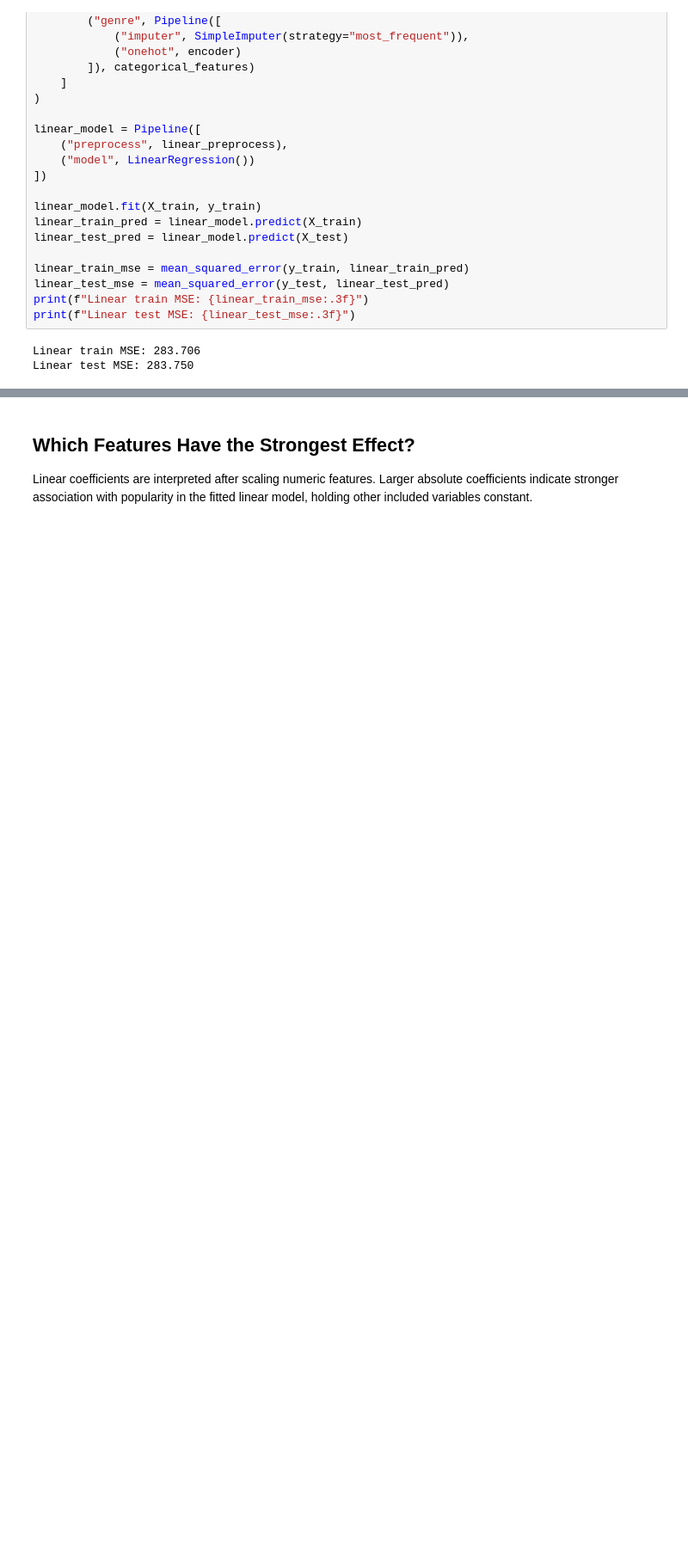
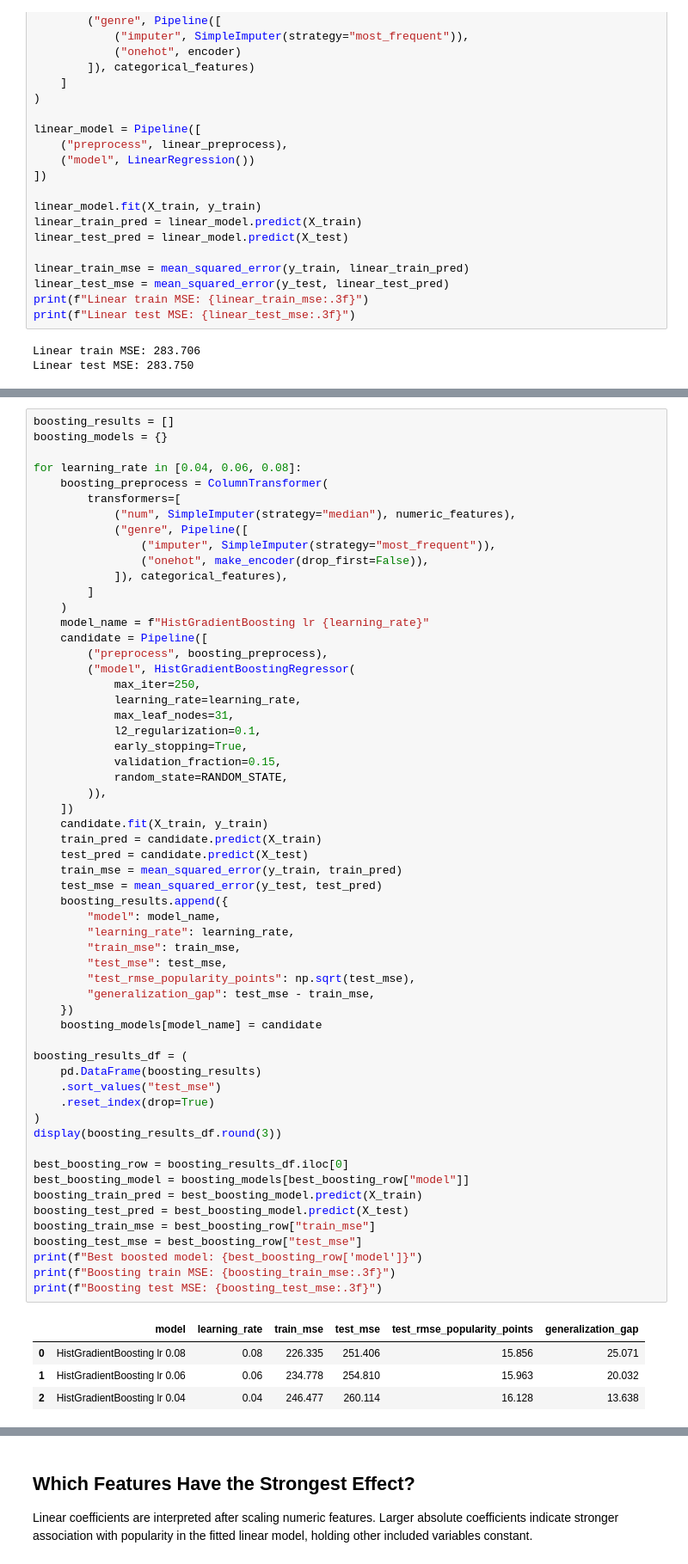
Before and after one commit to fidelMB/proyecto-ia-tc3002b, a Jupyter notebook: notebooks/03_regression.ipynb, the cells around one changed output, grey strips where cells are left out. Shown at 86% size. Cells and saved outputs as stored; diff of their text form; blank space fills up the shorter version.

```diff
--- a/notebooks/03_regression.ipynb
+++ b/notebooks/03_regression.ipynb
@@ -130,0 +197,63 @@ Polynomial test MSE: 389.201
+# %%
+boosting_results = []
+boosting_models = {}
+
+for learning_rate in [0.04, 0.06, 0.08]:
+    boosting_preprocess = ColumnTransformer(
+        transformers=[
+            ("num", SimpleImputer(strategy="median"), numeric_features),
+            ("genre", Pipeline([
+                ("imputer", SimpleImputer(strategy="most_frequent")),
+                ("onehot", make_encoder(drop_first=False)),
+            ]), categorical_features),
+        ]
+    )
+    model_name = f"HistGradientBoosting lr {learning_rate}"
+    candidate = Pipeline([
+        ("preprocess", boosting_preprocess),
+        ("model", HistGradientBoostingRegressor(
+            max_iter=250,
+            learning_rate=learning_rate,
+            max_leaf_nodes=31,
+            l2_regularization=0.1,
+            early_stopping=True,
+            validation_fraction=0.15,
+            random_state=RANDOM_STATE,
+        )),
+    ])
+    candidate.fit(X_train, y_train)
+    train_pred = candidate.predict(X_train)
+    test_pred = candidate.predict(X_test)
+    train_mse = mean_squared_error(y_train, train_pred)
+    test_mse = mean_squared_error(y_test, test_pred)
+    boosting_results.append({
+        "model": model_name,
+        "learning_rate": learning_rate,
+        "train_mse": train_mse,
+        "test_mse": test_mse,
+        "test_rmse_popularity_points": np.sqrt(test_mse),
+        "generalization_gap": test_mse - train_mse,
+    })
+    boosting_models[model_name] = candidate
+
+boosting_results_df = (
+    pd.DataFrame(boosting_results)
+    .sort_values("test_mse")
+    .reset_index(drop=True)
+)
+display(boosting_results_df.round(3))
+
+best_boosting_row = boosting_results_df.iloc[0]
+best_boosting_model = boosting_models[best_boosting_row["model"]]
+boosting_train_pred = best_boosting_model.predict(X_train)
+boosting_test_pred = best_boosting_model.predict(X_test)
+boosting_train_mse = best_boosting_row["train_mse"]
+boosting_test_mse = best_boosting_row["test_mse"]
+print(f"Best boosted model: {best_boosting_row['model']}")
+print(f"Boosting train MSE: {boosting_train_mse:.3f}")
+print(f"Boosting test MSE: {boosting_test_mse:.3f}")
+# %% [output]
+|  | model | learning_rate | train_mse | test_mse | test_rmse_popularity_points | generalization_gap |
+| 0 | HistGradientBoosting lr 0.08 | 0.08 | 226.335 | 251.406 | 15.856 | 25.071 |
+| 1 | HistGradientBoosting lr 0.06 | 0.06 | 234.778 | 254.810 | 15.963 | 20.032 |
+| 2 | HistGradientBoosting lr 0.04 | 0.04 | 246.477 | 260.114 | 16.128 | 13.638 |
```
Also changed, not shown: parts of 11 cells of this notebook, 3 other files.
